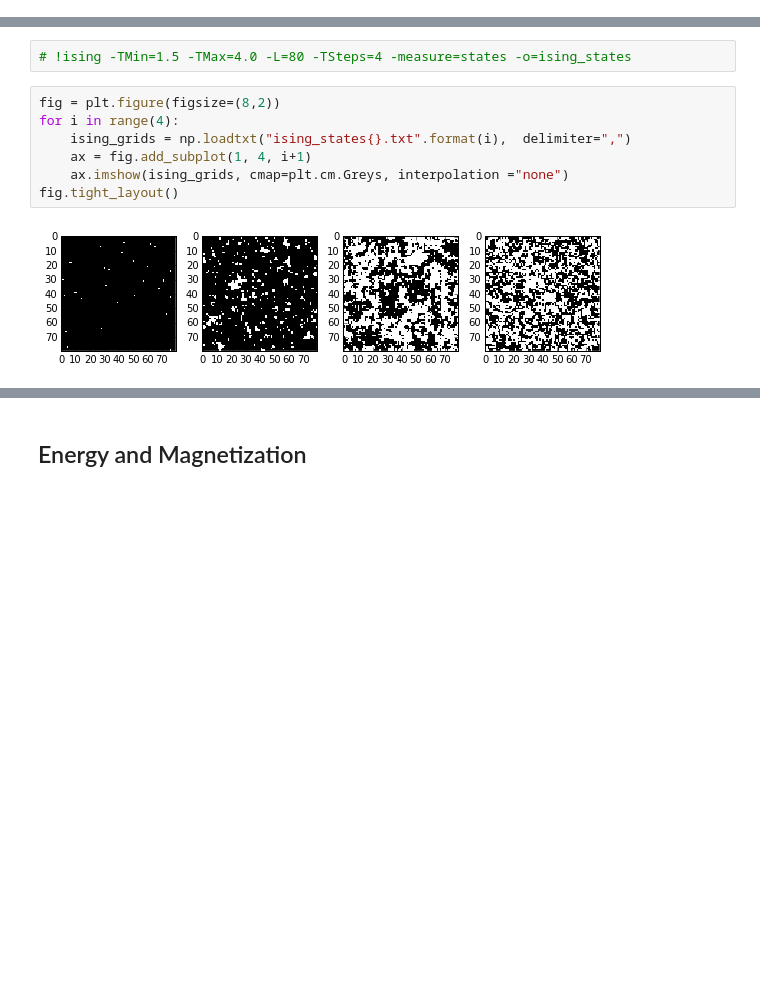
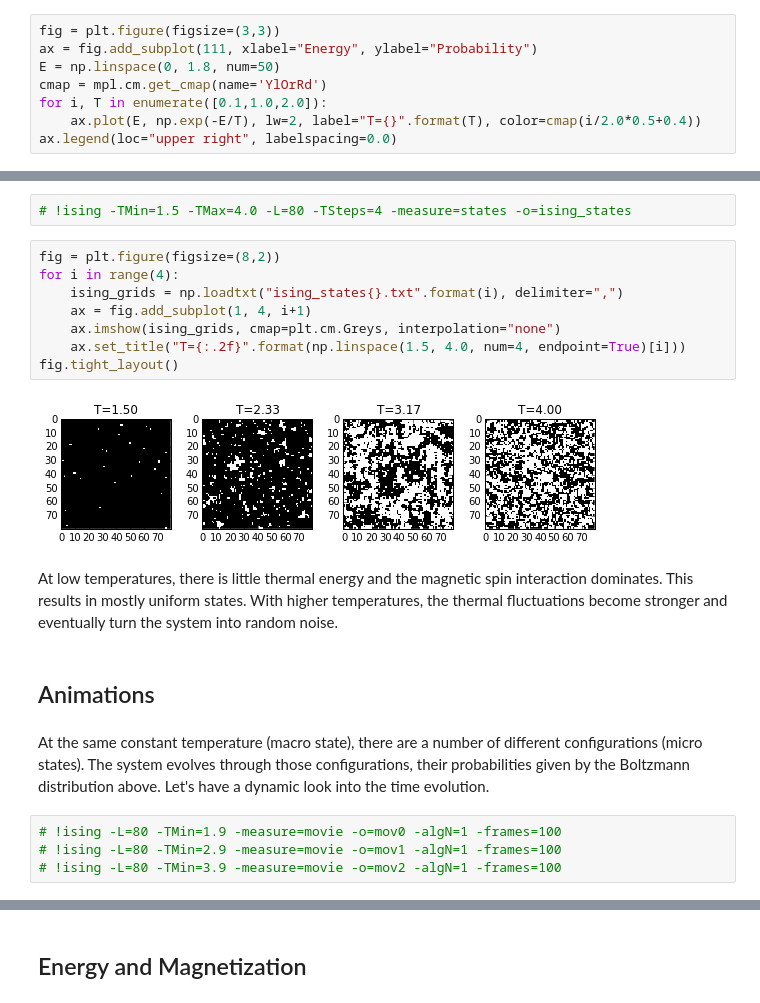
Before and after one commit to s9w/magneto, a Jupyter notebook: usage.ipynb, the cells around one changed output, grey strips where cells are left out. Cells and saved outputs as stored; diff of their text form; blank space fills up the shorter version.

```diff
--- a/usage.ipynb
+++ b/usage.ipynb
@@ -16,0 +25,8 @@ Starting from a random initial configuration, the system can be evolved with eit
+# %%
+fig = plt.figure(figsize=(3,3))
+ax = fig.add_subplot(111, xlabel="Energy", ylabel="Probability")
+E = np.linspace(0, 1.8, num=50)
+cmap = mpl.cm.get_cmap(name='YlOrRd')
+for i, T in enumerate([0.1,1.0,2.0]):
+    ax.plot(E, np.exp(-E/T), lw=2, label="T={}".format(T), color=cmap(i/2.0*0.5+0.4))
+ax.legend(loc="upper right", labelspacing=0.0)
@@ -19,9 +40,20 @@ Starting from a random initial configuration, the system can be evolved with eit
 # %%
 fig = plt.figure(figsize=(8,2))
 for i in range(4):
-    ising_grids = np.loadtxt("ising_states{}.txt".format(i),  delimiter=",")
+    ising_grids = np.loadtxt("ising_states{}.txt".format(i), delimiter=",")
     ax = fig.add_subplot(1, 4, i+1)
-    ax.imshow(ising_grids, cmap=plt.cm.Greys, interpolation ="none")
+    ax.imshow(ising_grids, cmap=plt.cm.Greys, interpolation="none")
+    ax.set_title("T={:.2f}".format(np.linspace(1.5, 4.0, num=4, endpoint=True)[i]))
 fig.tight_layout()
 # %% [output]
-[figure, old version]
+[figure, new version]
+# %% [markdown]
+At low temperatures, there is little thermal energy and the magnetic spin interaction dominates. This results in mostly uniform states. With higher temperatures, the thermal fluctuations become stronger and eventually turn the system into random noise.
+# %% [markdown]
+## Animations
+# %% [markdown]
+At the same constant temperature (macro state), there are a number of different configurations (micro states). The system evolves through those configurations, their probabilities given by the Boltzmann distribution above. Let's have a dynamic look into the time evolution.
+# %%
+# !ising -L=80 -TMin=1.9 -measure=movie -o=mov0 -algN=1 -frames=100
+# !ising -L=80 -TMin=2.9 -measure=movie -o=mov1 -algN=1 -frames=100
+# !ising -L=80 -TMin=3.9 -measure=movie -o=mov2 -algN=1 -frames=100
```
Also changed, not shown: parts of 13 cells of this notebook, 4 other files.
